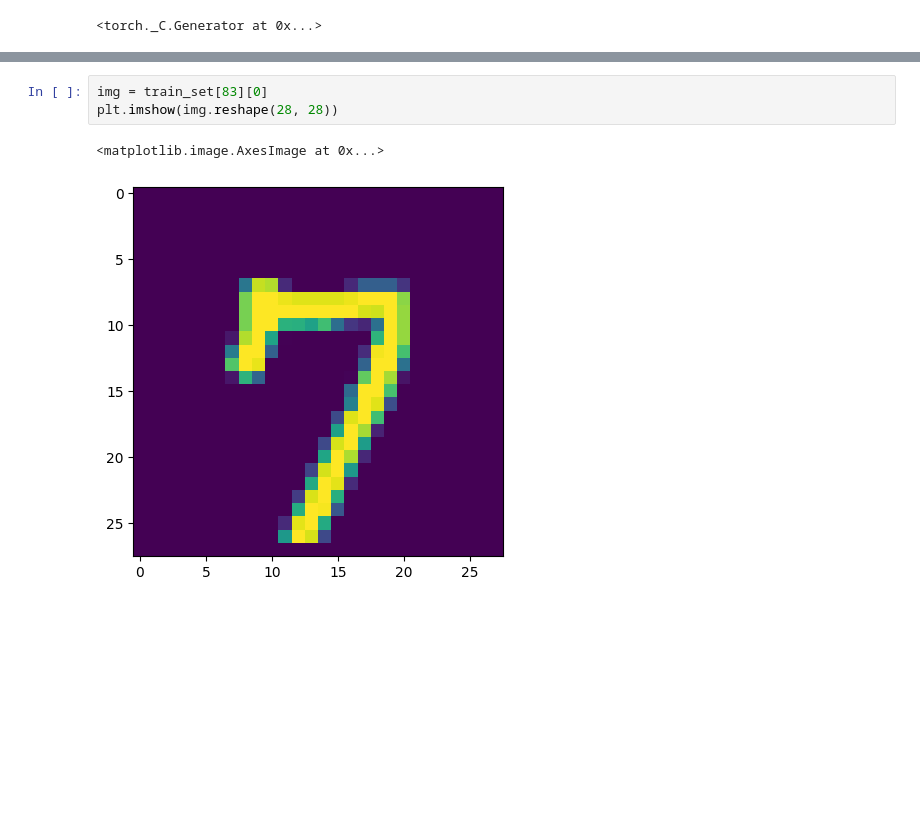
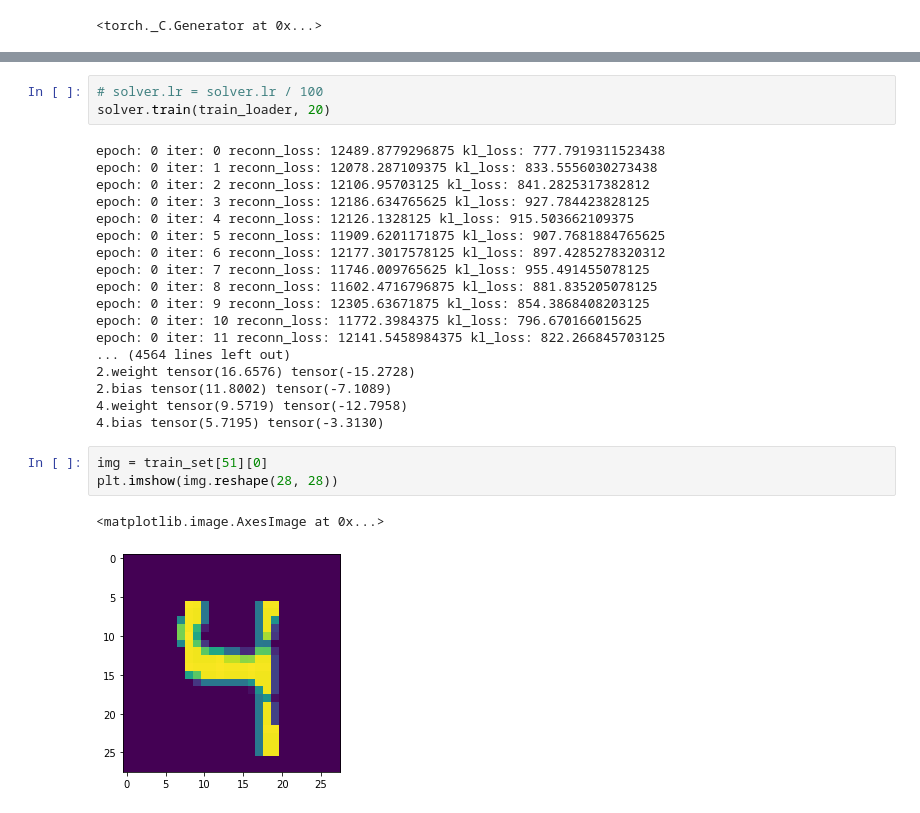
Before and after one commit to asdf93074/Autoencoders, a Jupyter notebook: Vae-MNIST.ipynb, the cells around one changed output, grey strips where cells are left out. Saved outputs shown, nothing was run; the diff lists cells and outputs as text; blank space fills up the shorter version.

```diff
--- a/Vae-MNIST.ipynb
+++ b/Vae-MNIST.ipynb
@@ -206,6 +197,27 @@ epoch: 4 iter: 200 train_loss: 0.09583179452226835 val_loss: 0.09619769019385178
+# %%
+# solver.lr = solver.lr / 100
+solver.train(train_loader, 20)
+# %% [output]
+epoch: 0 iter: 0 reconn_loss: 12489.8779296875 kl_loss: 777.7919311523438
+epoch: 0 iter: 1 reconn_loss: 12078.287109375 kl_loss: 833.5556030273438
+epoch: 0 iter: 2 reconn_loss: 12106.95703125 kl_loss: 841.2825317382812
+epoch: 0 iter: 3 reconn_loss: 12186.634765625 kl_loss: 927.784423828125
+epoch: 0 iter: 4 reconn_loss: 12126.1328125 kl_loss: 915.503662109375
+epoch: 0 iter: 5 reconn_loss: 11909.6201171875 kl_loss: 907.7681884765625
+epoch: 0 iter: 6 reconn_loss: 12177.3017578125 kl_loss: 897.4285278320312
+epoch: 0 iter: 7 reconn_loss: 11746.009765625 kl_loss: 955.491455078125
+epoch: 0 iter: 8 reconn_loss: 11602.4716796875 kl_loss: 881.835205078125
+epoch: 0 iter: 9 reconn_loss: 12305.63671875 kl_loss: 854.3868408203125
+epoch: 0 iter: 10 reconn_loss: 11772.3984375 kl_loss: 796.670166015625
+epoch: 0 iter: 11 reconn_loss: 12141.5458984375 kl_loss: 822.266845703125
+... (4564 lines left out)
+2.weight tensor(16.6576) tensor(-15.2728)
+2.bias tensor(11.8002) tensor(-7.1089)
+4.weight tensor(9.5719) tensor(-12.7958)
+4.bias tensor(5.7195) tensor(-3.3130)
 # %%
-img = train_set[83][0]
+img = train_set[51][0]
 plt.imshow(img.reshape(28, 28))
 # %% [output]
 <matplotlib.image.AxesImage at 0x...>
-[figure, old version]
+[figure, new version]
```
Also changed, not shown: parts of 10 cells of this notebook, 1 other file.
